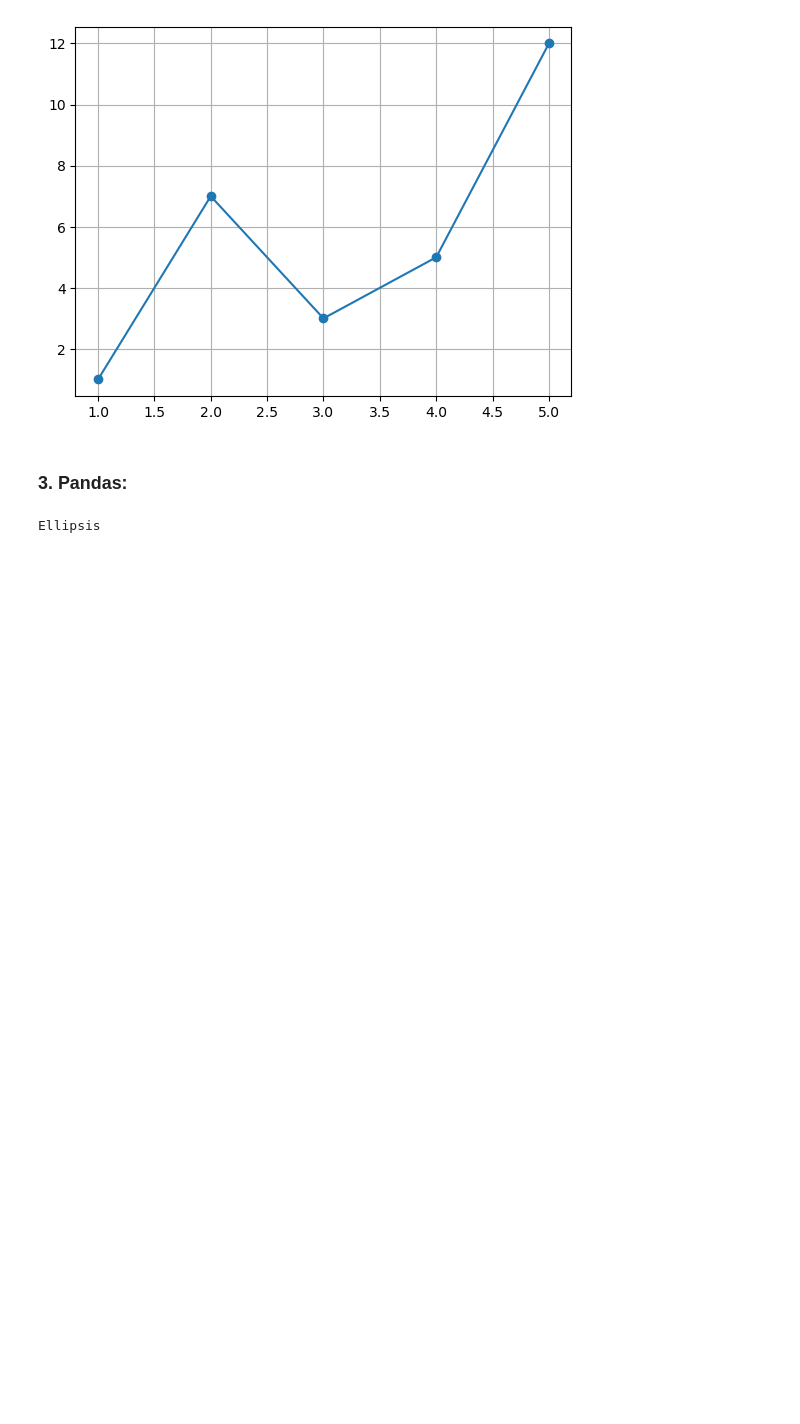
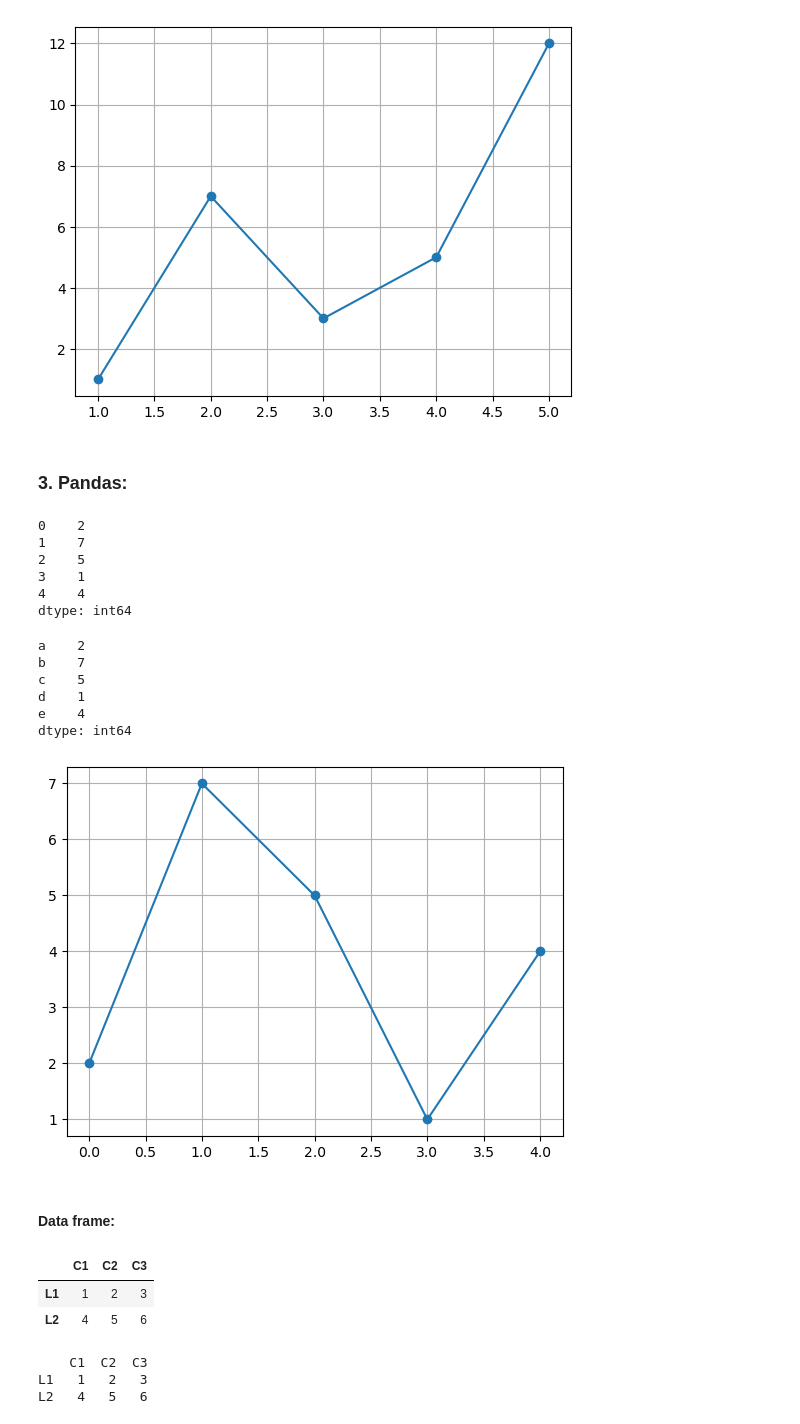
Before and after one commit to joaocarvoli-university/intro-data-science, a Jupyter notebook: notebooks-viewer/03-Libs (Numpy, Matplotlib, Pandas).ipynb, the cells around one changed output. Cells and saved outputs as stored; diff of their text form; code cells hidden in the pictures; blank space fills up the shorter version.

```diff
--- a/notebooks-viewer/03-Libs (Numpy, Matplotlib, Pandas).ipynb
+++ b/notebooks-viewer/03-Libs (Numpy, Matplotlib, Pandas).ipynb
@@ -202,6 +202,50 @@ plt.grid()
 # %% [markdown]
 ### 3. Pandas:
 # %%
-...
+import pandas as pd
-# %% [output]
-Ellipsis
+# %%
+serie1 = pd.Series([2,7,5,1,4]) # Series are a type of array one-dimensional
+print(serie1);
+# The fisrt column are the index of this array
+# %% [output]
+0    2
+1    7
+2    5
+3    1
+4    4
+dtype: int64
+# %%
+lista = [2,7,5,1,4]
+rotulos = ['a','b','c','d','e'] # Changing indexes
+serie2 = pd.Series(lista, index=rotulos)
+print(serie2);
+# %% [output]
+a    2
+b    7
+c    5
+d    1
+e    4
+dtype: int64
+# %%
+serie1.plot(marker='o',grid=True);
+# %% [output]
+[figure, added]
+# %% [markdown]
+#### Data frame:
+# %%
+matrix = np.array([[1, 2, 3], [4, 5, 6]])
+lines = ['L1', 'L2']
+colmuns = ['C1', 'C2', 'C3']
+
+df = pd.DataFrame(matrix, index=lines, columns=colmuns)
+df
+# %% [output]
+|  | C1 | C2 | C3 |
+| L1 | 1 | 2 | 3 |
+| L2 | 4 | 5 | 6 |
+# %%
+print(df)
+# %% [output]
+    C1  C2  C3
+L1   1   2   3
+L2   4   5   6
```
Also changed, not shown: parts of 9 cells of this notebook.
